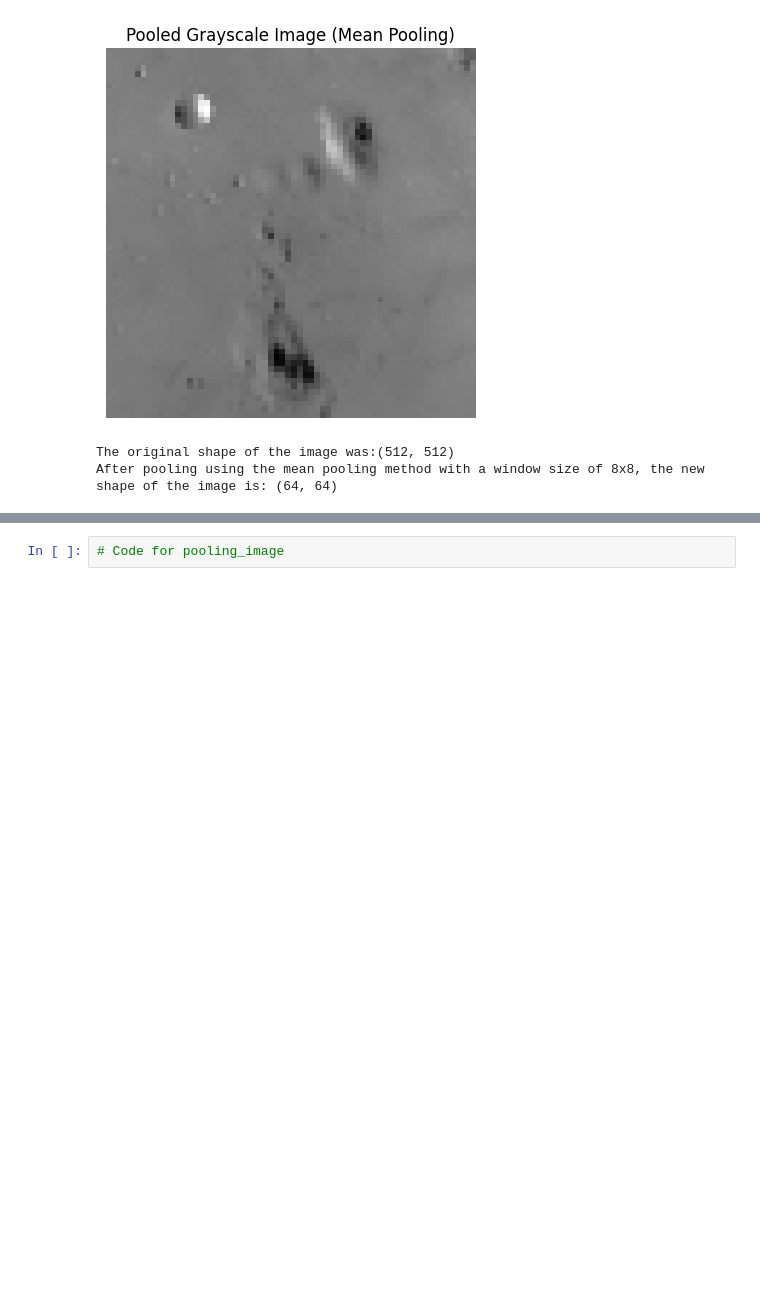
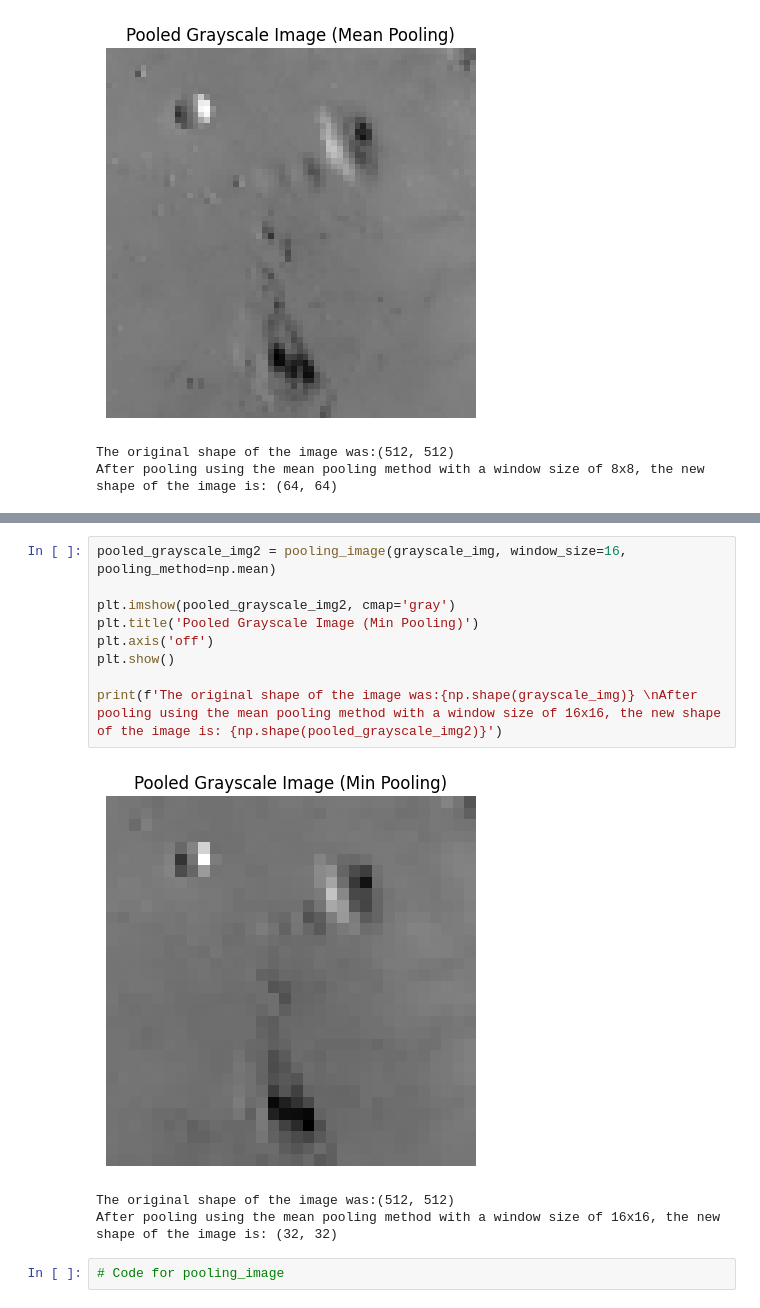
Before and after one commit to UBC-MDS/SharpEdge, a Jupyter notebook: docs/image_pooling.ipynb, the cells around one changed output, grey strips where cells are left out. Cells and saved outputs as stored; diff of their text form; blank space fills up the shorter version.

```diff
--- a/docs/image_pooling.ipynb
+++ b/docs/image_pooling.ipynb
@@ -120,2 +120,15 @@ Show and describe how the sample images can be transformed.
+# %%
+pooled_grayscale_img2 = pooling_image(grayscale_img, window_size=16, pooling_method=np.mean)
+
+plt.imshow(pooled_grayscale_img2, cmap='gray')
+plt.title('Pooled Grayscale Image (Min Pooling)')
+plt.axis('off')
+plt.show()
+
+print(f'The original shape of the image was:{np.shape(grayscale_img)} \nAfter pooling using the mean pooling method with a window size of 16x16, the new shape of the image is: {np.shape(pooled_grayscale_img2)}')
+# %% [output]
+[figure, added]
+The original shape of the image was:(512, 512)
+After pooling using the mean pooling method with a window size of 16x16, the new shape of the image is: (32, 32)
 # %%
 # Code for pooling_image
```
Also changed, not shown: parts of 4 cells of this notebook.
